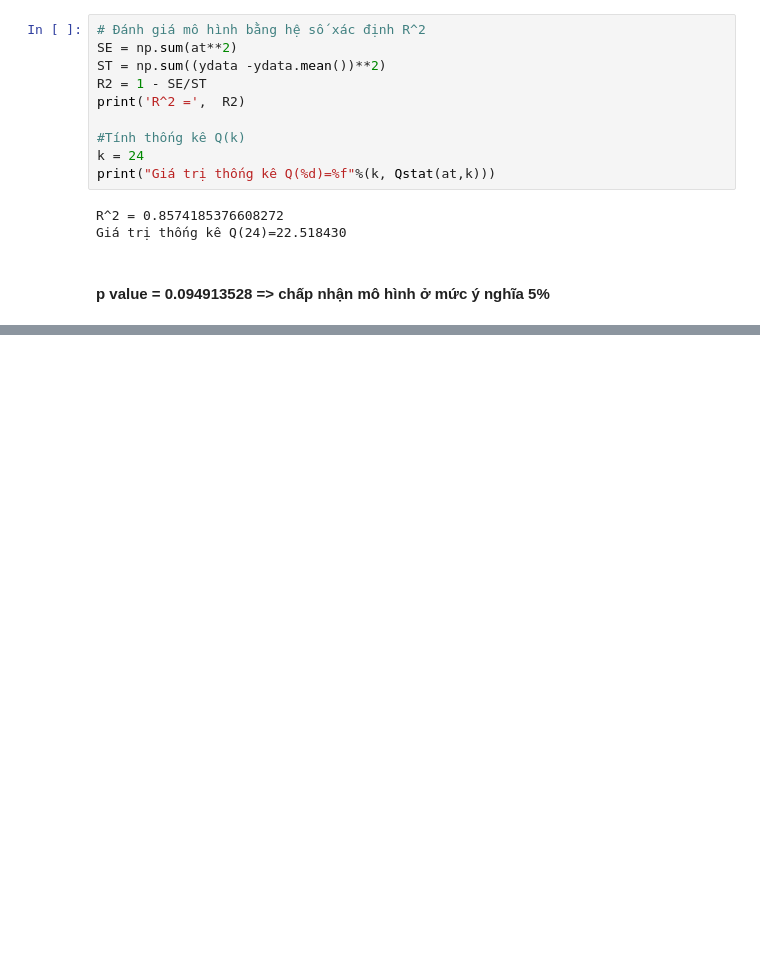
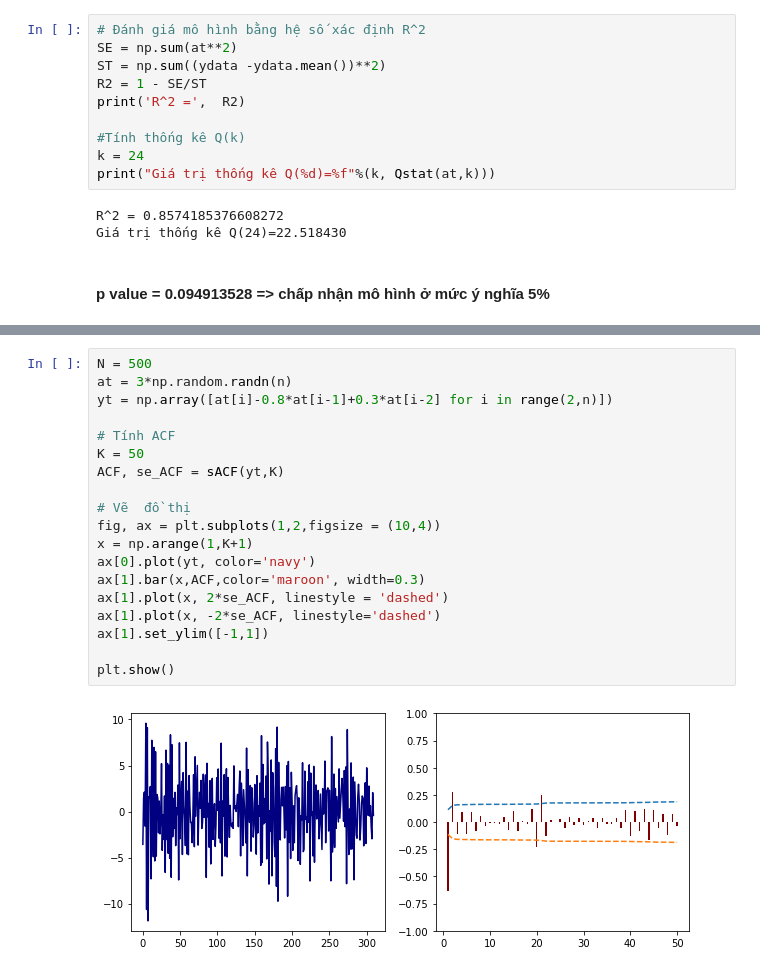
Before and after one commit to tranquocthien/Time-series-analysis, a Jupyter notebook: 3.mo-hinh-ARMA.ipynb, the cells around one changed output, grey strips where cells are left out. Cells and saved outputs as stored; diff of their text form; blank space fills up the shorter version.

```diff
--- a/3.mo-hinh-ARMA.ipynb
+++ b/3.mo-hinh-ARMA.ipynb
@@ -755,0 +761,21 @@ from scipy.optimize import f
+# %%
+N = 500
+at = 3*np.random.randn(n)
+yt = np.array([at[i]-0.8*at[i-1]+0.3*at[i-2] for i in range(2,n)])
+
+# Tính ACF
+K = 50
+ACF, se_ACF = sACF(yt,K)
+
+# Vẽ  đồ thị
+fig, ax = plt.subplots(1,2,figsize = (10,4))
+x = np.arange(1,K+1)
+ax[0].plot(yt, color='navy')
+ax[1].bar(x,ACF,color='maroon', width=0.3)
+ax[1].plot(x, 2*se_ACF, linestyle = 'dashed')
+ax[1].plot(x, -2*se_ACF, linestyle='dashed')
+ax[1].set_ylim([-1,1])
+
+plt.show()
+# %% [output]
+[figure, added]
```
Also changed, not shown: parts of 18 cells of this notebook.
